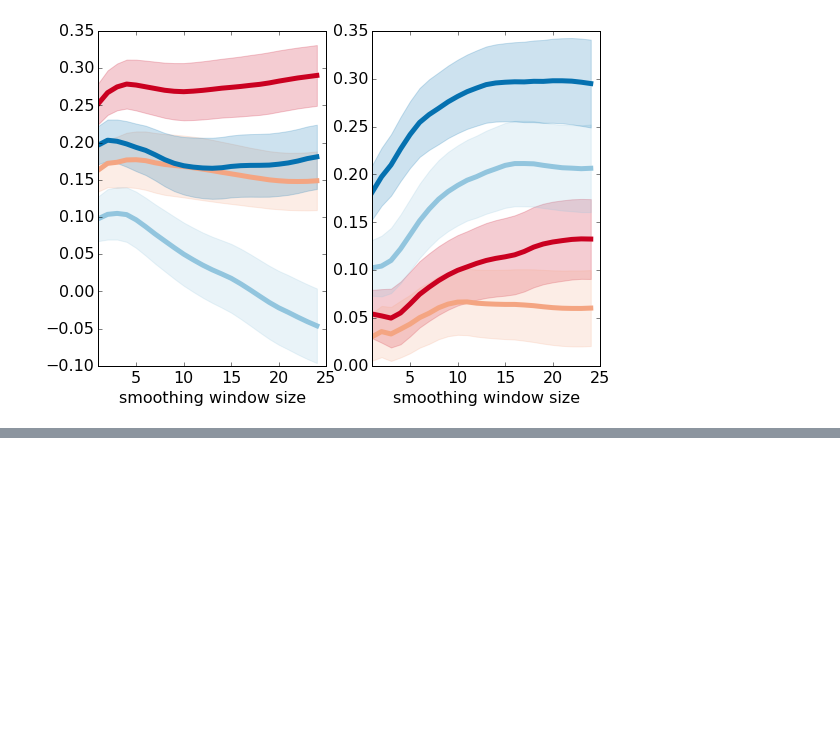
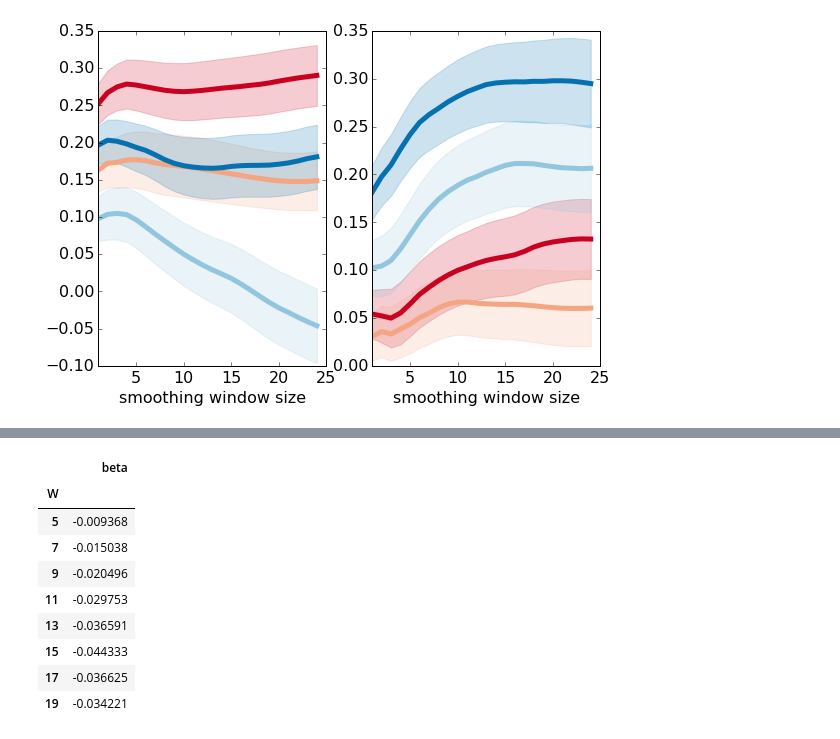
Before and after one commit to kaihwang/TDSigEI, a Jupyter notebook: MTD/Run_MTD.ipynb, the cells around one changed output, grey strips where cells are left out. Cells and saved outputs as stored; diff of their text form; code cells hidden in the pictures; blank space fills up the shorter version.

```diff
--- a/MTD/Run_MTD.ipynb
+++ b/MTD/Run_MTD.ipynb
@@ -122,0 +137,13 @@ stat_df.groupby(['Condition','Subj']).mean().reset_index().to_csv('/home/despoB/
+# %%
+mean_df
+# %% [output]
+|  | beta |
+| W |  |
+| 5 | -0.009368 |
+| 7 | -0.015038 |
+| 9 | -0.020496 |
+| 11 | -0.029753 |
+| 13 | -0.036591 |
+| 15 | -0.044333 |
+| 17 | -0.036625 |
+| 19 | -0.034221 |
```
Also changed, not shown: parts of 4 cells of this notebook, 1 other file.
